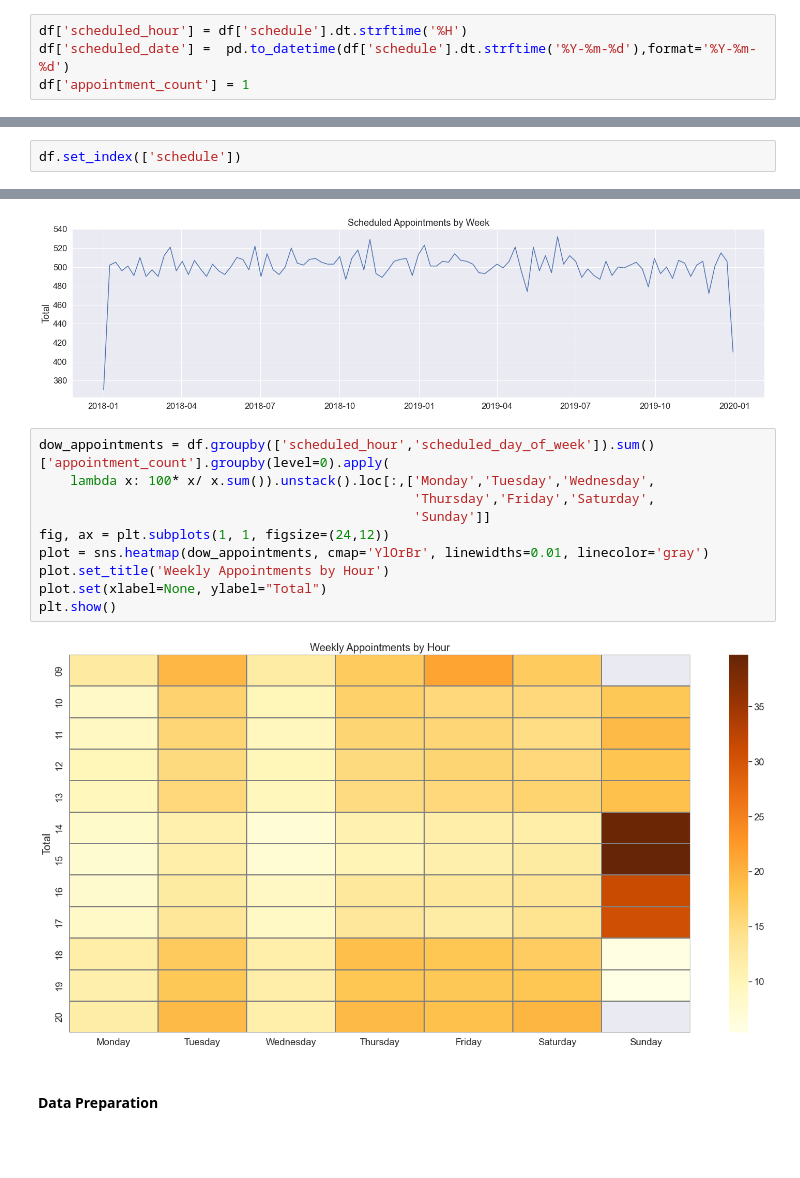
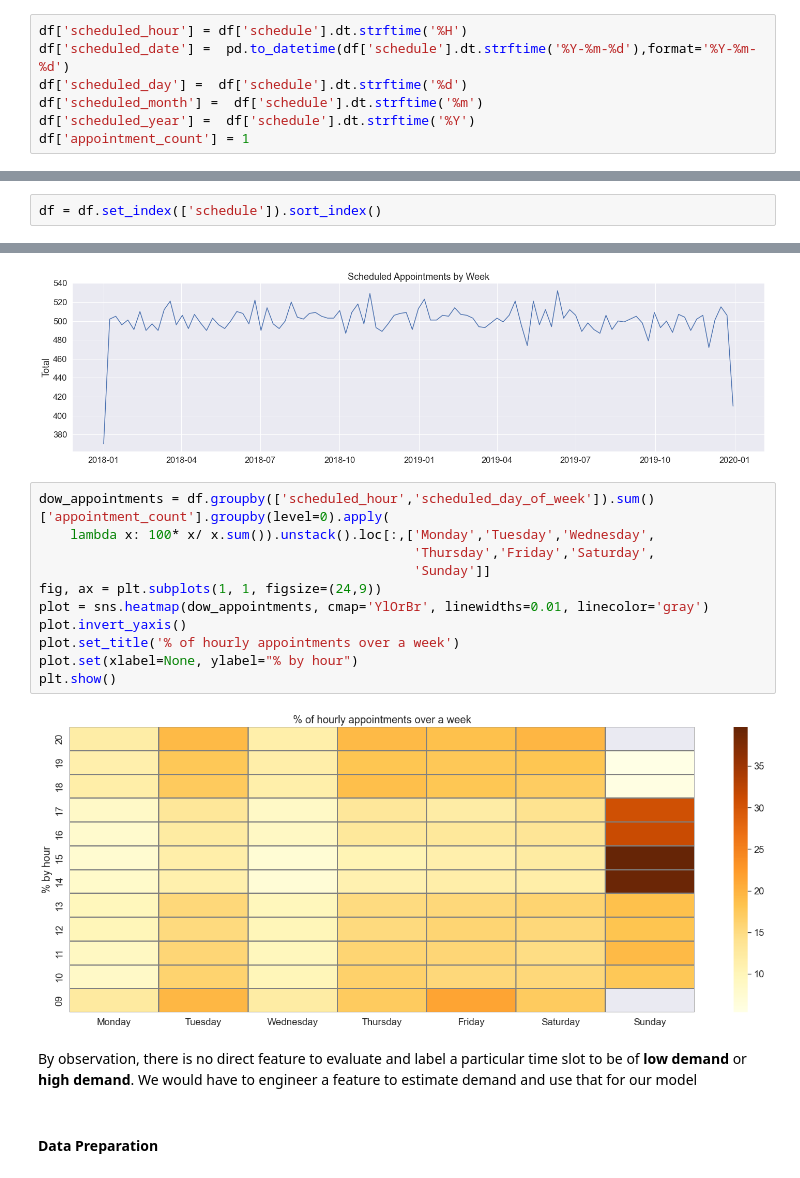
Before and after one commit to santthosh/ml-inventory-demand, a Jupyter notebook: notebook.ipynb, the cells around one changed output, grey strips where cells are left out. Cells and saved outputs as stored; diff of their text form; blank space fills up the shorter version.

Commit message:
Plotting the weekly demand charts end to end

```diff
--- a/notebook.ipynb
+++ b/notebook.ipynb
@@ -95,8 +95,11 @@ df['booking_date'] = pd.to_datetime(df.booking_date,format='%Y-%m-%d %H:%M:%S')
 # %%
 df['scheduled_hour'] = df['schedule'].dt.strftime('%H')
 df['scheduled_date'] =  pd.to_datetime(df['schedule'].dt.strftime('%Y-%m-%d'),format='%Y-%m-%d')
+df['scheduled_day'] =  df['schedule'].dt.strftime('%d')
+df['scheduled_month'] =  df['schedule'].dt.strftime('%m')
+df['scheduled_year'] =  df['schedule'].dt.strftime('%Y')
 df['appointment_count'] = 1
 # %% [markdown]
 **scheduled_date**, **scheduled_time** and **service_provider** together form a unique key
 # %%
-df.set_index(['schedule'])
+df = df.set_index(['schedule']).sort_index()
@@ -156,14 +144,17 @@ plt.show()
 # %%
 dow_appointments = df.groupby(['scheduled_hour','scheduled_day_of_week']).sum()['appointment_count'].groupby(level=0).apply(
     lambda x: 100* x/ x.sum()).unstack().loc[:,['Monday','Tuesday','Wednesday',
                                                 'Thursday','Friday','Saturday',
                                                 'Sunday']]
-fig, ax = plt.subplots(1, 1, figsize=(24,12))
+fig, ax = plt.subplots(1, 1, figsize=(24,9))
 plot = sns.heatmap(dow_appointments, cmap='YlOrBr', linewidths=0.01, linecolor='gray')
-plot.set_title('Weekly Appointments by Hour')
-plot.set(xlabel=None, ylabel="Total")
+plot.invert_yaxis()
+plot.set_title('% of hourly appointments over a week')
+plot.set(xlabel=None, ylabel="% by hour")
 plt.show()
 # %% [output]
-[figure, old version]
+[figure, new version]
+# %% [markdown]
+By observation, there is no direct feature to evaluate and label a particular time slot to be of **low demand** or **high demand**. We would have to engineer a feature to estimate demand and use that for our model
 # %% [markdown]
 #### Data Preparation
```
Also changed, not shown: parts of 60 cells of this notebook.
